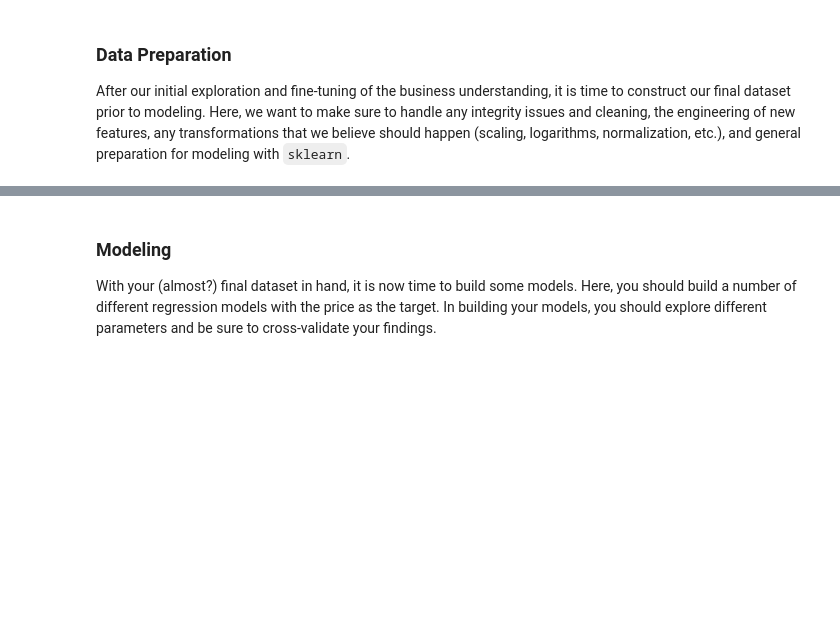
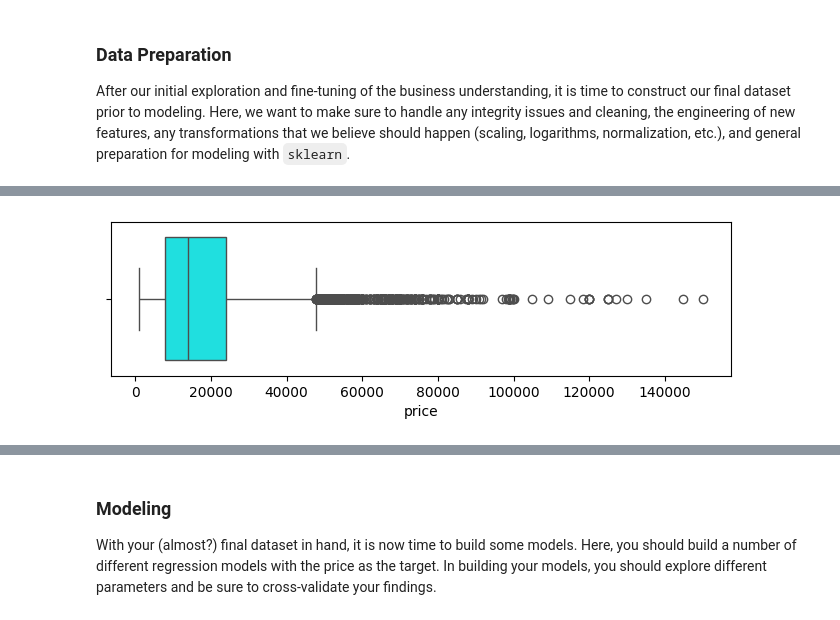
Before and after one commit to Ashish4132/priceofacar, a Jupyter notebook: prompt_II.ipynb, the cells around one changed output, grey strips where cells are left out. Drawn from its saved outputs; the diff is of its cells as text; code cells hidden in the pictures; blank space fills up the shorter version.

```diff
--- a/prompt_II.ipynb
+++ b/prompt_II.ipynb
@@ -100,3 +268,10 @@ memory usage: 58.6+ MB
 ### Data Preparation
 
 After our initial exploration and fine-tuning of the business understanding, it is time to construct our final dataset prior to modeling.  Here, we want to make sure to handle any integrity issues and cleaning, the engineering of new features, any transformations that we believe should happen (scaling, logarithms, normalization, etc.), and general preparation for modeling with `sklearn`.
+# %%
+# To be sure about the data, we check again missing data, also duplicated data too
+df.dropna(inplace=True)
+df.drop_duplicates(inplace=True)
+# %%
+# Then we choose resonable price from 1000 to 150,000 dollars.
+df = df[(df['price'] >= 1000) & (df['price'] <= 150000)]
@@ -102,0 +298,7 @@ After our initial exploration and fine-tuning of the business understanding, it
+# %%
+#box plot for price
+plt.figure(figsize=(8,2))
+sns.boxplot(data=df, x='price',  color='cyan')
+plt.show()
+# %% [output]
+[figure, added]
```
Also changed, not shown: parts of 48 cells of this notebook.
